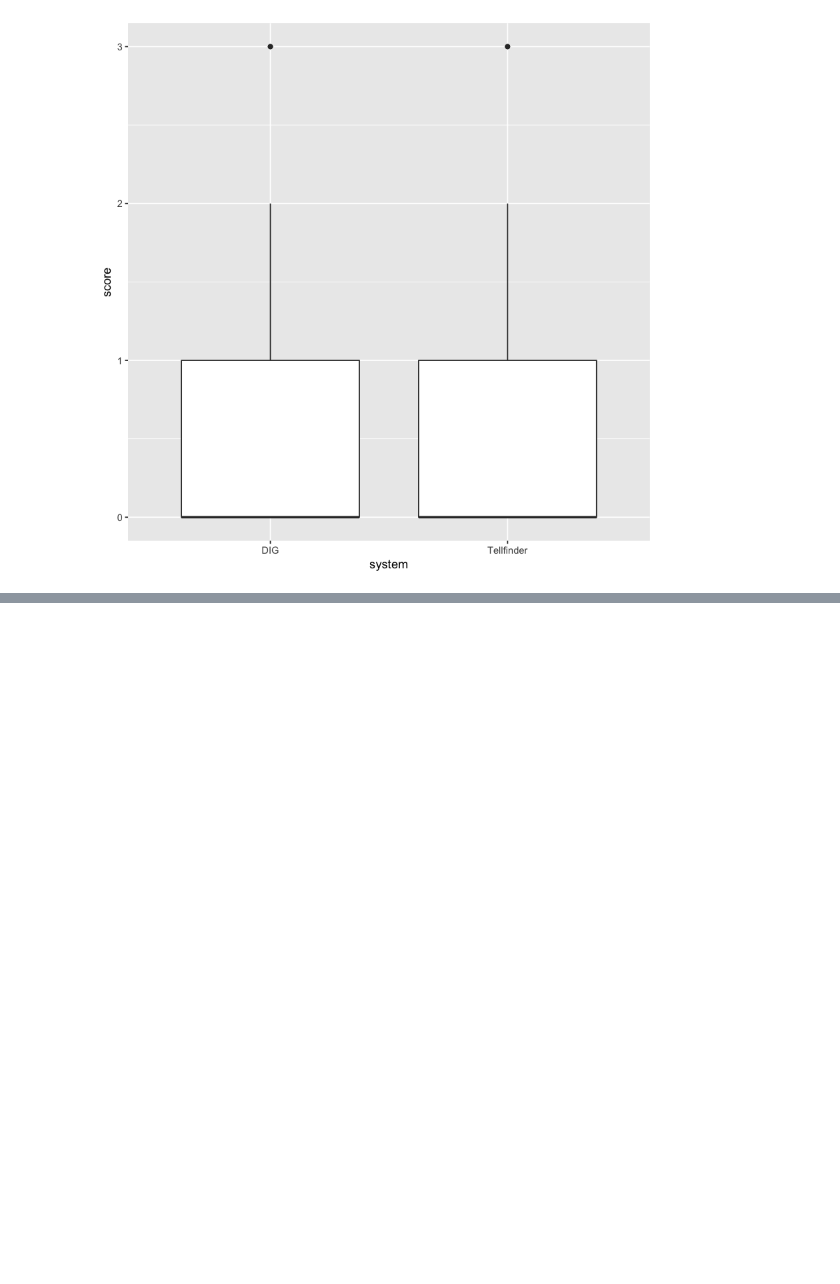
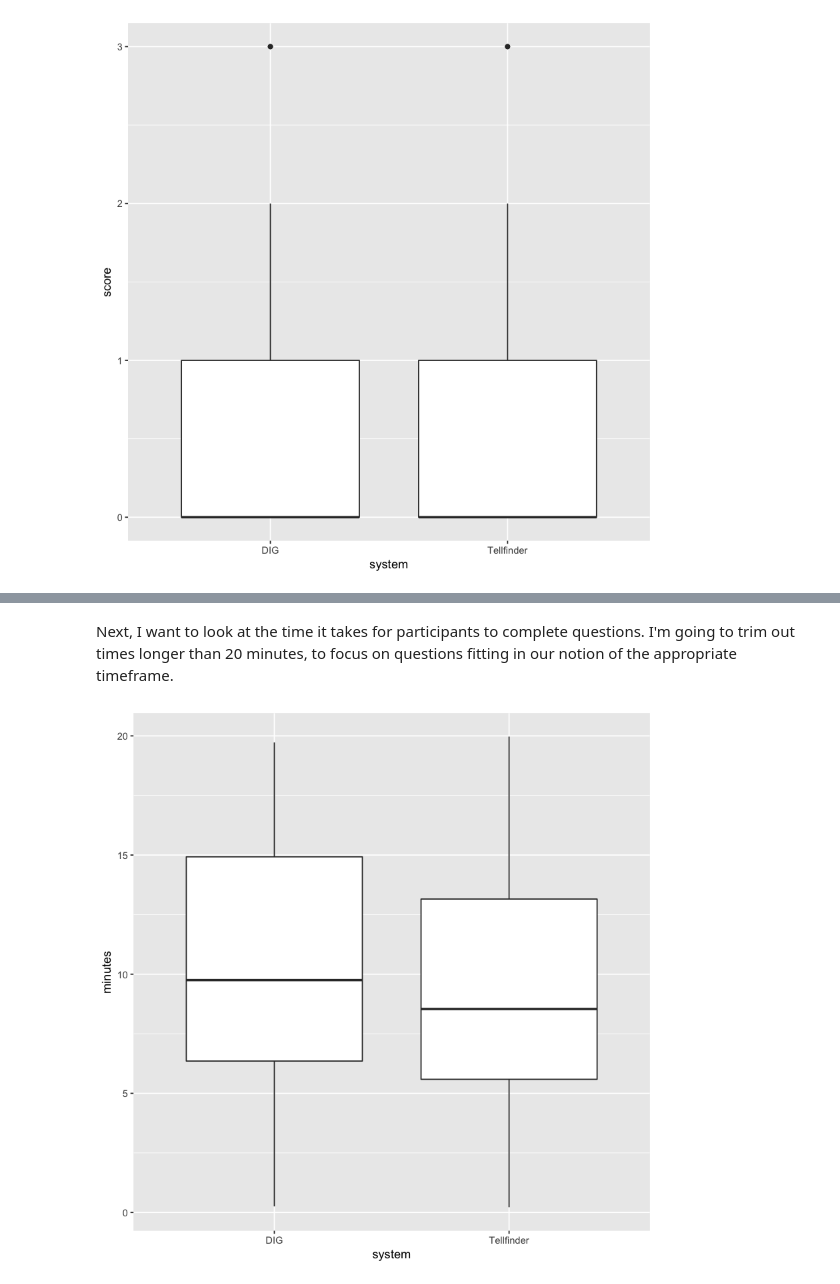
Before and after one commit to isoboroff/memex-hitl2, a Jupyter notebook: Data-analysis.ipynb, the cells around one changed output, grey strips where cells are left out. Drawn from its saved outputs; the diff is of its cells as text; code cells hidden in the pictures; blank space fills up the shorter version.

Commit message:
Added comments, time analysis

```diff
--- a/Data-analysis.ipynb
+++ b/Data-analysis.ipynb
@@ -104,0 +87,11 @@ Warning message:
+# %% [markdown]
+Next, I want to look at the time it takes for participants to complete questions.  I'm going to trim out times longer than 20 minutes, to focus on questions fitting in our notion of the appropriate timeframe.
+# %%
+times <- df %>%
+    filter(str_detect(header, "Group time")) %>%
+    filter(question != "DEMO") %>%
+    mutate(minutes = parse_number(value) / 60.0) %>%
+    filter(minutes < 20.0)
+ggplot(times, aes(system, minutes)) + geom_boxplot()
+# %% [output]
+[figure, added]
```
Also changed, not shown: parts of 7 cells of this notebook.
